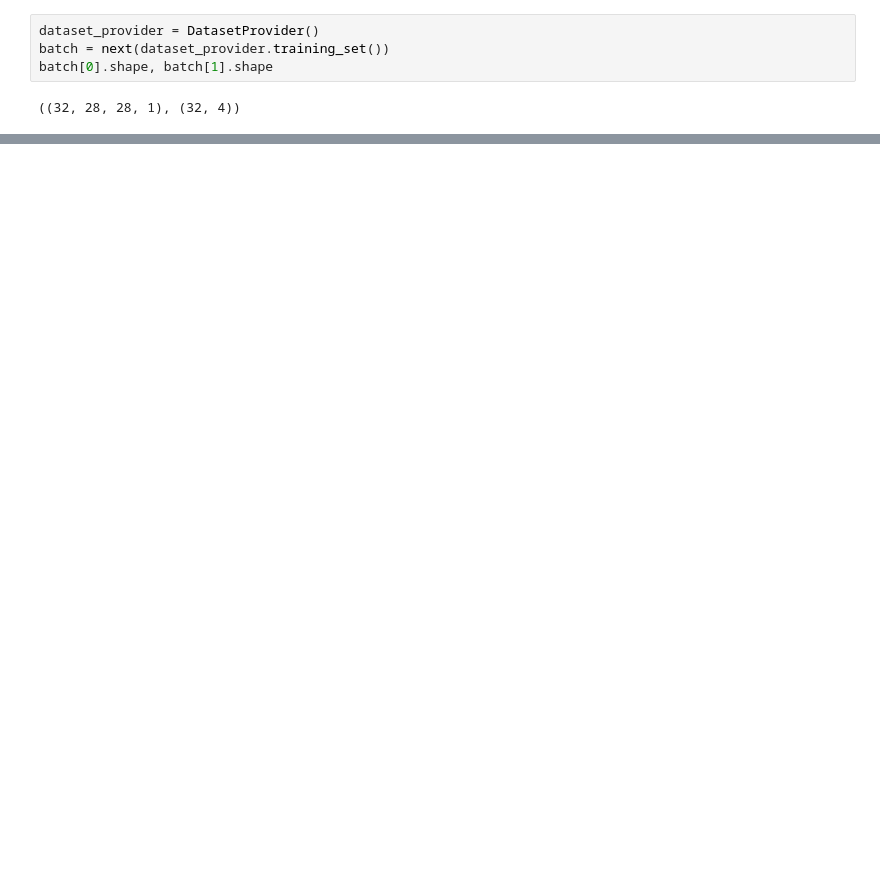
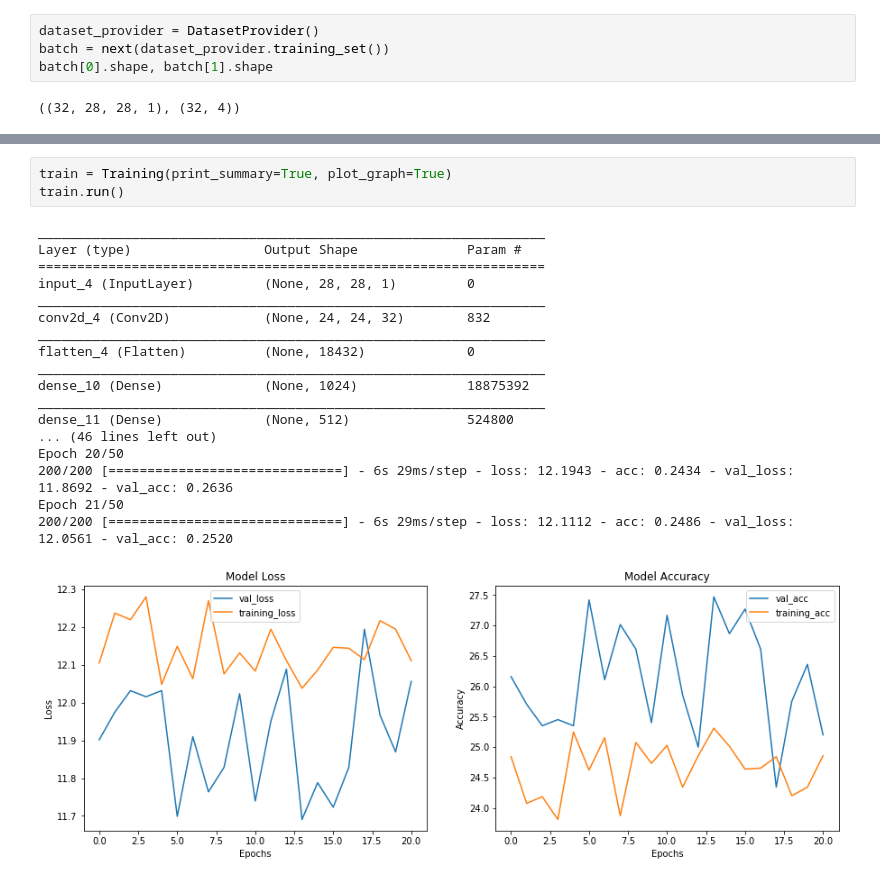
Before and after one commit to Prateekj2903/Midas-IIITD, a Jupyter notebook: CV_Problem/CV_TASK.ipynb, the cells around one changed output, grey strips where cells are left out. Cells and saved outputs as stored; diff of their text form; blank space fills up the shorter version.

```diff
--- a/CV_Problem/CV_TASK.ipynb
+++ b/CV_Problem/CV_TASK.ipynb
@@ -193,0 +260,22 @@ Epoch 10/10
+# %%
+train = Training(print_summary=True, plot_graph=True)
+train.run()
+# %% [output]
+_________________________________________________________________
+Layer (type)                 Output Shape              Param #
+=================================================================
+input_4 (InputLayer)         (None, 28, 28, 1)         0
+_________________________________________________________________
+conv2d_4 (Conv2D)            (None, 24, 24, 32)        832
+_________________________________________________________________
+flatten_4 (Flatten)          (None, 18432)             0
+_________________________________________________________________
+dense_10 (Dense)             (None, 1024)              18875392
+_________________________________________________________________
+dense_11 (Dense)             (None, 512)               524800
+... (46 lines left out)
+Epoch 20/50
+200/200 [==============================] - 6s 29ms/step - loss: 12.1943 - acc: 0.2434 - val_loss: 11.8692 - val_acc: 0.2636
+Epoch 21/50
+200/200 [==============================] - 6s 29ms/step - loss: 12.1112 - acc: 0.2486 - val_loss: 12.0561 - val_acc: 0.2520
+[figure, added]
```
Also changed, not shown: parts of 15 cells of this notebook.
